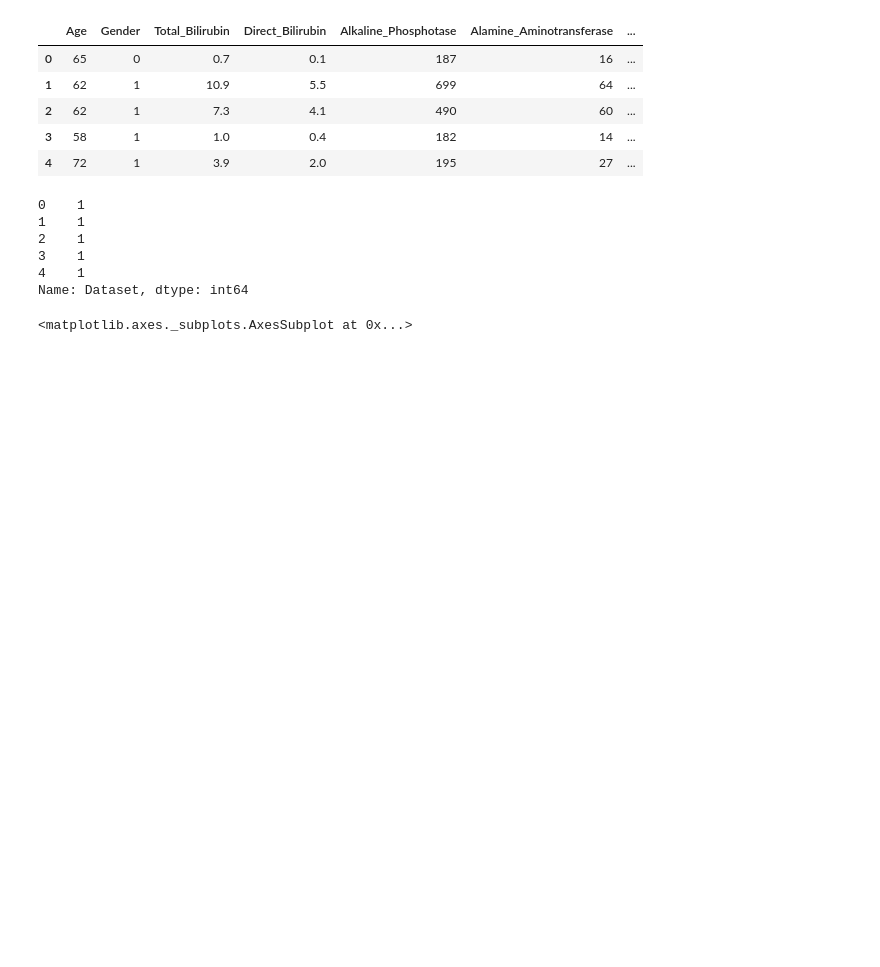
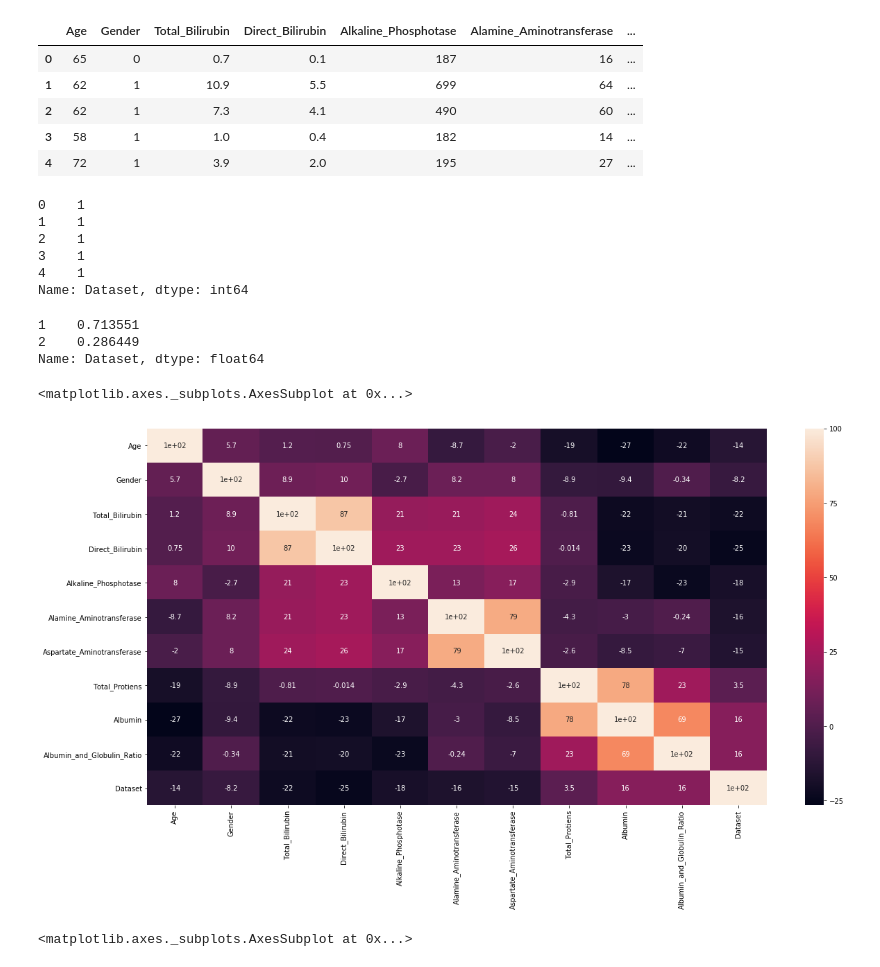
Before and after one commit to vishnudk/liver-disease-classifier, a Jupyter notebook: liver_clas.ipynb, the cells around one changed output. Cells and saved outputs as stored; diff of their text form; code cells hidden in the pictures; blank space fills up the shorter version.

```diff
--- a/liver_clas.ipynb
+++ b/liver_clas.ipynb
@@ -120,0 +132,6 @@ import seaborn as sns
+# %%
+y.value_counts(normalize=True)
+# %% [output]
+1    0.713551
+2    0.286449
+Name: Dataset, dtype: float64
@@ -121,3 +146,11 @@ import seaborn as sns
+# %%
+corr = liver_data.corr()
+plt.figure(figsize=(20,10))
+corr = corr*100
+sns.heatmap(corr,annot=True,color='white')
+# %% [output]
+<matplotlib.axes._subplots.AxesSubplot at 0x...>
+[figure, added]
 # %%
 corr = x.corr()
 plt.figure(figsize=(20,10))
```
Also changed, not shown: parts of 14 cells of this notebook.
